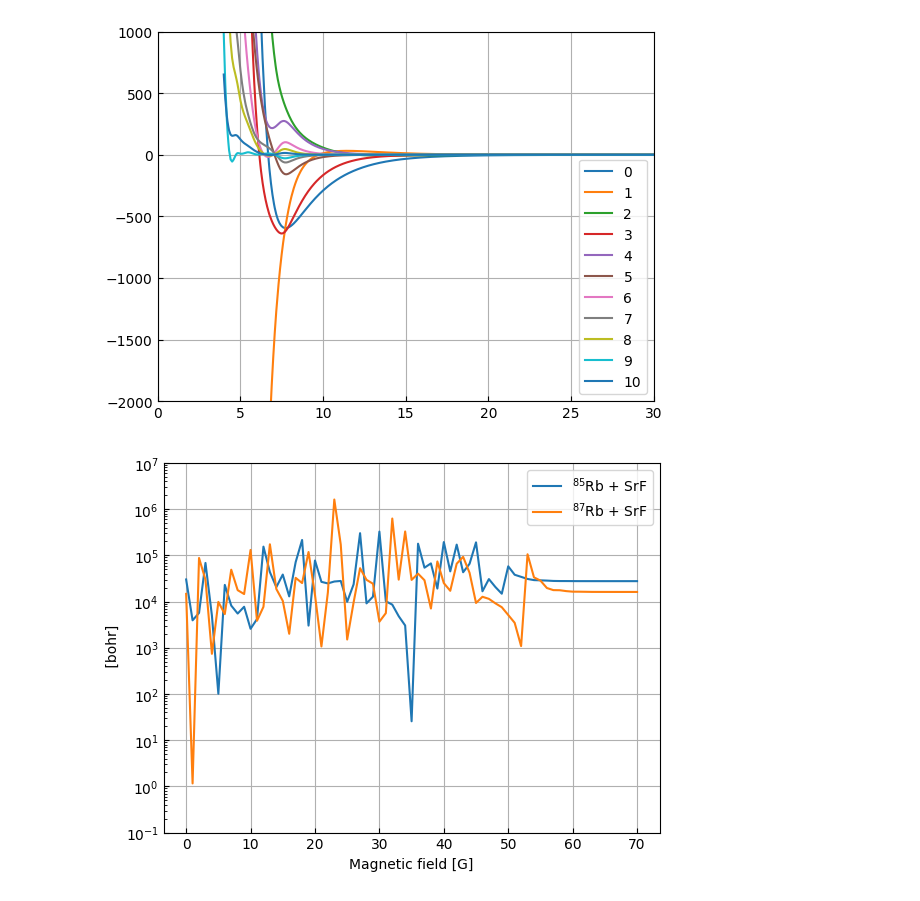
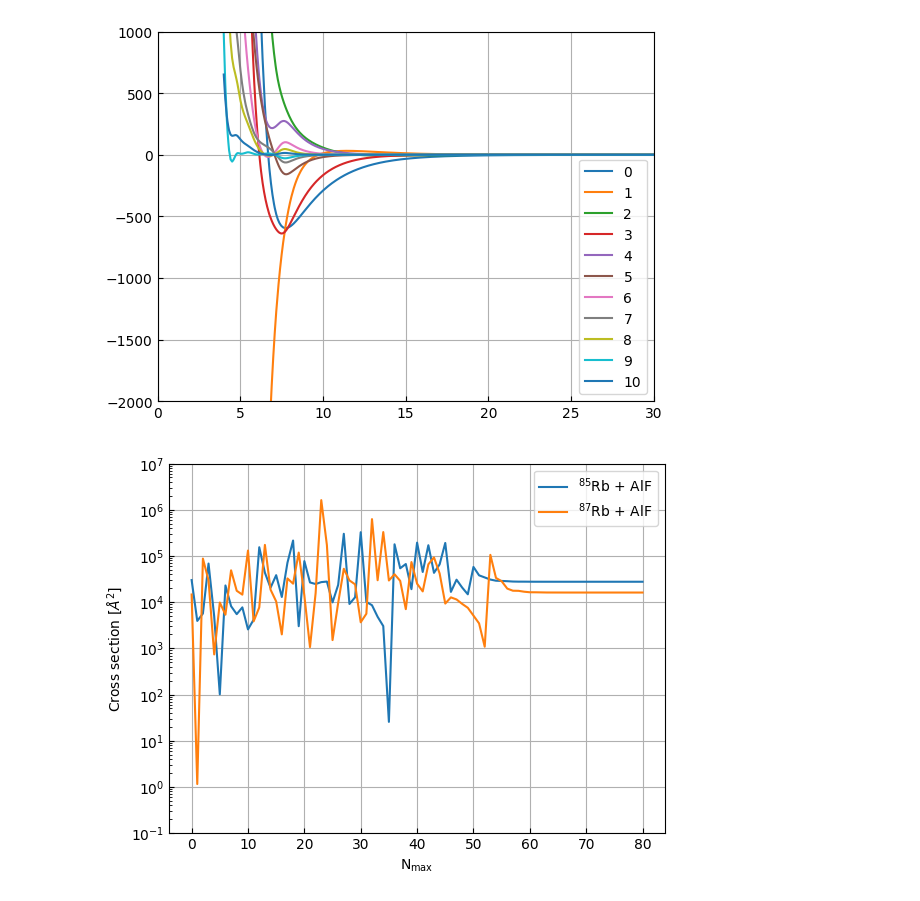
Before and after one commit to Wleter/quantum-rs, a Jupyter notebook: scattering-problems/analysis/spinless_srf_rb.ipynb, the cells around one changed output. Drawn from its saved outputs; the diff is of its cells as text; code cells hidden in the pictures.

```diff
--- a/scattering-problems/analysis/spinless_srf_rb.ipynb
+++ b/scattering-problems/analysis/spinless_srf_rb.ipynb
@@ -13,7 +13,7 @@ import scipy
 # %%
 from scipy.special import lpmv
 
-data = utility.load(f"{DATA_PATH}/potential_srf_rb_data.dat")
+data = utility.load(f"{DATA_PATH}/potential_AlF_Rb_data.dat")
 distances = data[:, 0]
 values = data[:, 1:]
 
@@ -25,12 +25,12 @@ ax.set_ylim(-2000, 1000);
 # %% [output]
 [figure]
 # %%
-data = utility.load(f"{DATA_PATH}/potential_dec_SrF_Rb.dat")
+data = utility.load(f"{DATA_PATH}/potential_dec_AlF_Rb.dat")
 distances = data[:, 0]
 values_legendre = data[:, 1:]
 
 fig, ax = utility.plot()
-ax.plot(distances, values_legendre)
+ax.plot(distances, values_legendre / CMINV)
 ax.legend([str(i) for i in range(11)])
 
 ax.set_xlim(0, 30)
@@ -49,14 +49,14 @@ for angle_index, x in enumerate(xs):
 
 
 fig, ax = utility.plot()
-ax.plot(distances, values_reconstructed)
+ax.plot(distances, values_reconstructed / CMINV)
 ax.set_xlim(0, 30)
 ax.set_ylim(-2000, 1000);
 # %% [output]
 [figure]
 [figure]
 # %%
-data = utility.load(f"{DATA_PATH}/interpolated_dec_SrF_Rb.dat")
+data = utility.load(f"{DATA_PATH}/interpolated_dec_AlF_Rb.dat")
 distances = data[:, 0]
 values = data[:, 1:]
 
@@ -70,17 +70,18 @@ ax.set_ylim(-2000, 1000);
 [figure]
 # %%
 fig, ax = utility.plot()
-ax.set_xlabel("Magnetic field [G]")
-ax.set_ylabel(" [bohr]")
+ax.set_xlabel(r"N$_\text{max}$")
+ax.set_ylabel(r"Cross section [$\AA^2$]")
 ax.set_yscale("log")
 ax.set_ylim(0.1, 1e7)
 
-data = utility.load(f"{DATA_PATH}/srf_rb_elastic_section_false.dat")
-ax.plot(data[:, 0], data[:, 1], label="$^{85}$Rb + SrF")
+data = utility.load(f"{DATA_PATH}/AlF_Rb_elastic_section_false.dat")
+ax.plot(data[:, 0], data[:, 1], label="$^{85}$Rb + AlF")
 
-data = utility.load(f"{DATA_PATH}/srf_rb_elastic_section_true.dat")
-ax.plot(data[:, 0], data[:, 1], label="$^{87}$Rb + SrF")
+data = utility.load(f"{DATA_PATH}/AlF_Rb_elastic_section_true.dat")
+ax.plot(data[:, 0], data[:, 1], label="$^{87}$Rb + AlF")
 
 ax.legend();
+fig.savefig(f"{SAVE_PATH}/spinless_AlF_Rb_n_max_dependence.pdf")
 # %% [output]
-[figure, old version]
+[figure, new version]
```
Also changed, not shown: 4 other files.
